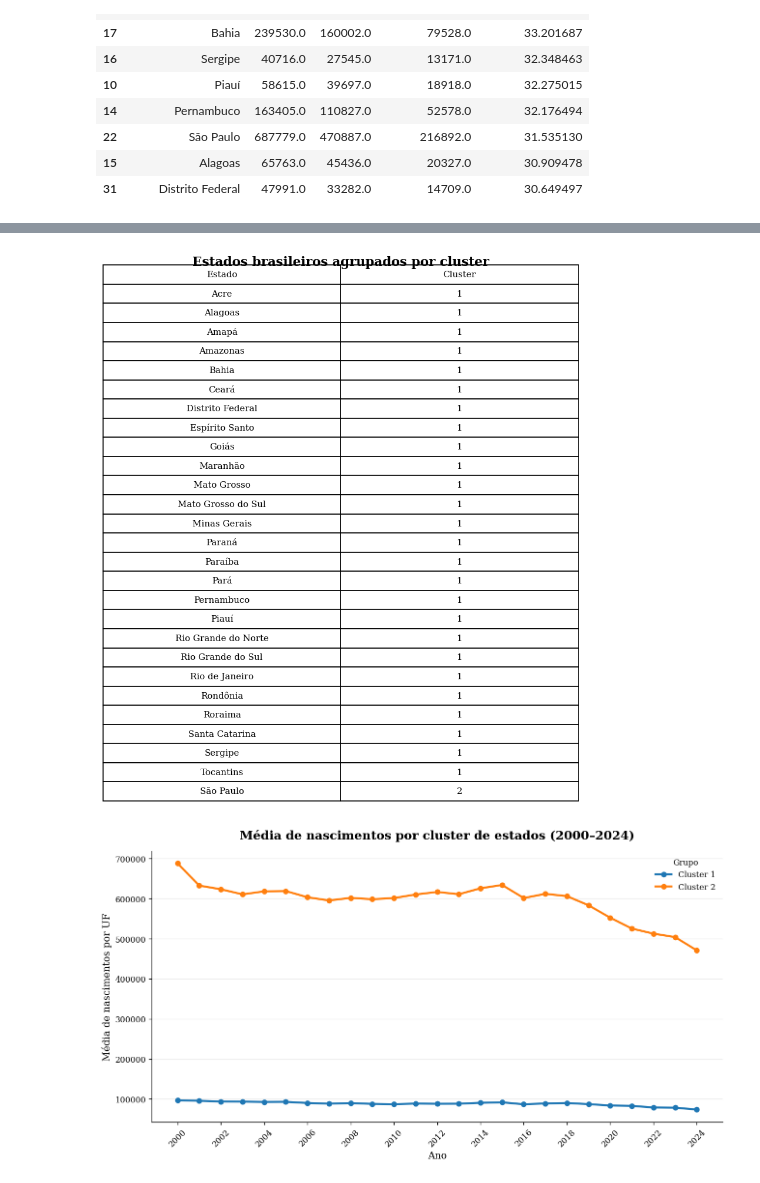
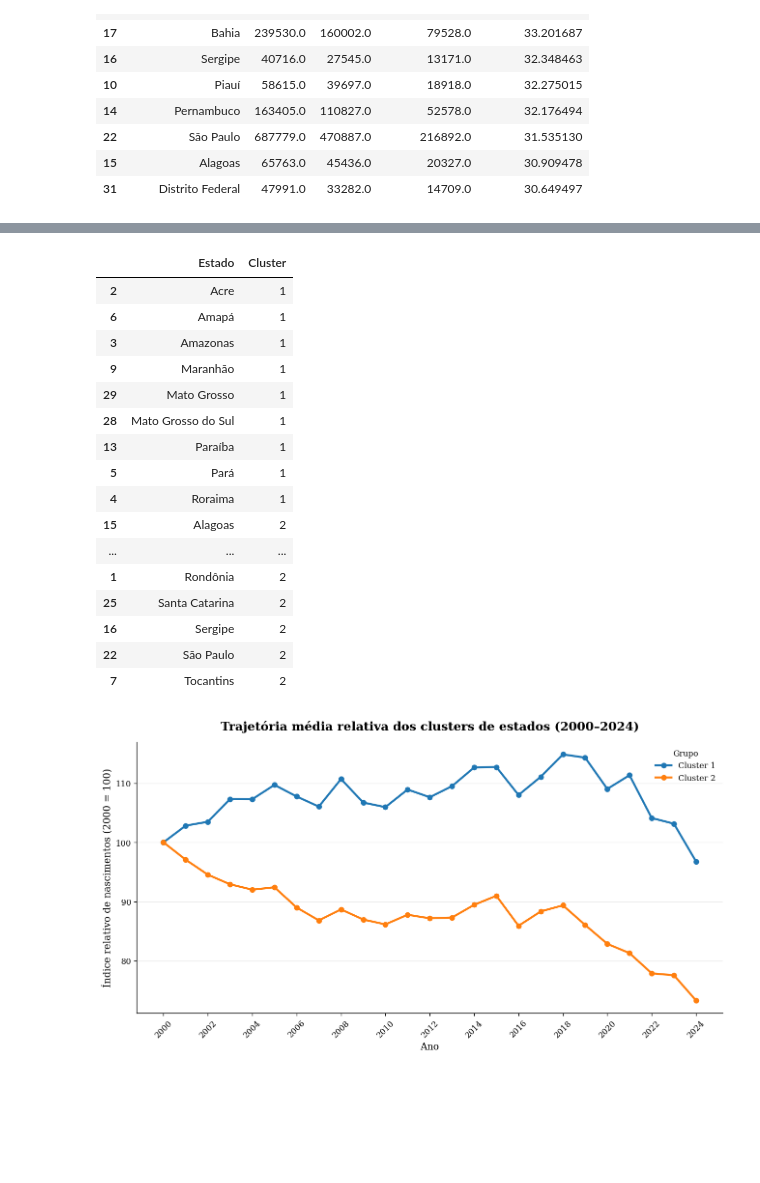
Before and after one commit to nataliathomazelliferreira/mineracao_dados_natalidade, a Jupyter notebook: notebooks/analise_brasil_clusterizacao.ipynb, the cells around one changed output, grey strips where cells are left out. Cells and saved outputs as stored; diff of their text form; code cells hidden in the pictures; blank space fills up the shorter version.

```diff
--- a/notebooks/analise_brasil_clusterizacao.ipynb
+++ b/notebooks/analise_brasil_clusterizacao.ipynb
@@ -187,9 +118,8 @@ ranking_queda.sort_values("Queda_percentual", ascending=False).head(10)
 | 15 | Alagoas | 65763.0 | 45436.0 | 20327.0 | 30.909478 |
 | 31 | Distrito Federal | 47991.0 | 33282.0 | 14709.0 | 30.649497 |
 # %%
-X = nasc_uf[anos].copy()
+X = nasc_uf[anos].div(nasc_uf["2000"], axis=0) * 100
 
-# Normalização: necessária porque K-Means é baseado em distância.
 scaler = StandardScaler()
 X_scaled = scaler.fit_transform(X)
 
@@ -202,9 +132,8 @@ for k in valores_k:
     silhuetas.append(silhouette_score(X_scaled, labels))
 
 silhueta_df = pd.DataFrame({"k": list(valores_k), "Silhueta": silhuetas})
-silhueta_df.to_csv(TABELAS / "silhueta_kmeans_uf_2000_2024.csv", index=False, encoding="utf-8-sig")
+melhor_k = int(silhueta_df.loc[silhueta_df["Silhueta"].idxmax(), "k"])
 
-melhor_k = int(silhueta_df.loc[silhueta_df["Silhueta"].idxmax(), "k"])
 print("Melhor k pelo coeficiente de silhueta:", melhor_k)
 
 plt.figure(figsize=(8, 5))
@@ -214,7 +143,6 @@ plt.xlabel("Número de clusters (k)", fontsize=12)
 plt.ylabel("Coeficiente de silhueta", fontsize=12)
 plt.grid(axis="y", alpha=0.25)
 plt.tight_layout()
-plt.savefig(FIGURAS / "05_silhueta_kmeans_uf_2000_2024.png", bbox_inches="tight")
 plt.show()
 # %% [output]
 Melhor k pelo coeficiente de silhueta: 2
@@ -223,11 +151,10 @@ Melhor k pelo coeficiente de silhueta: 2
 kmeans = KMeans(n_clusters=melhor_k, random_state=42, n_init=50)
 nasc_uf["Cluster"] = kmeans.fit_predict(X_scaled)
 
-# Ordena os clusters pela queda média para facilitar interpretação.
-tmp = nasc_uf.copy()
-tmp["Queda_percentual"] = ((tmp["2000"] - tmp["2024"]) / tmp["2000"]) * 100
+nasc_uf["Queda_percentual"] = ((nasc_uf["2000"] - nasc_uf["2024"]) / nasc_uf["2000"]) * 100
+
 ordem_clusters = (
-    tmp.groupby("Cluster")["Queda_percentual"]
+    nasc_uf.groupby("Cluster")["Queda_percentual"]
     .mean()
     .sort_values()
     .index
@@ -238,8 +165,6 @@ mapa_clusters = {cluster_antigo: i + 1 for i, cluster_antigo in enumerate(ordem_
 nasc_uf["Cluster"] = nasc_uf["Cluster"].map(mapa_clusters)
 
 resultado_clusters = nasc_uf[["UF", "Cluster"] + anos].copy()
-resultado_clusters.to_csv(TABELAS / "estados_por_cluster_2000_2024.csv", index=False, encoding="utf-8-sig")
-
 resultado_clusters[["UF", "Cluster"]].sort_values(["Cluster", "UF"])
 # %% [output]
 |  | UF | Cluster |
@@ -263,52 +188,50 @@ resultado_clusters[["UF", "Cluster"]].sort_values(["Cluster", "UF"])
 tabela_estados_cluster = (
     resultado_clusters[["UF", "Cluster"]]
     .sort_values(["Cluster", "UF"])
-    .copy()
+    .rename(columns={"UF": "Estado"})
 )
 
-tabela_estados_cluster = tabela_estados_cluster.rename(columns={
-    "UF": "Estado",
-    "Cluster": "Cluster"
-})
-
-salvar_tabela_como_imagem(
-    tabela_estados_cluster,
-    "tabela_1_estados_por_cluster.png",
-    titulo="Estados brasileiros agrupados por cluster",
-    largura=7,
-    altura=8,
-    fonte=9
-)
+tabela_estados_cluster
 # %% [output]
-[figure, removed]
+|  | Estado | Cluster |
+| 2 | Acre | 1 |
+| 6 | Amapá | 1 |
+| 3 | Amazonas | 1 |
+| 9 | Maranhão | 1 |
+| 29 | Mato Grosso | 1 |
+| 28 | Mato Grosso do Sul | 1 |
+| 13 | Paraíba | 1 |
+| 5 | Pará | 1 |
+| 4 | Roraima | 1 |
+| 15 | Alagoas | 2 |
+| ... | ... | ... |
+| 1 | Rondônia | 2 |
+| 25 | Santa Catarina | 2 |
+| 16 | Sergipe | 2 |
+| 22 | São Paulo | 2 |
+| 7 | Tocantins | 2 |
 # %%
-cluster_medias = (
-    nasc_uf
-    .groupby("Cluster")[anos]
-    .mean()
-    .reset_index()
-)
+dados_relativos = X.copy()
+dados_relativos["UF"] = nasc_uf["UF"].values
+dados_relativos["Cluster"] = nasc_uf["Cluster"].values
 
-cluster_long = cluster_medias.melt(id_vars="Cluster", var_name="Ano", value_name="Media_nascimentos")
+cluster_medias = dados_relativos.groupby("Cluster")[anos].mean().reset_index()
+cluster_long = cluster_medias.melt(id_vars="Cluster", var_name="Ano", value_name="Indice_relativo")
 cluster_long["Ano"] = cluster_long["Ano"].astype(int)
-
-cluster_long.to_csv(TABELAS / "media_temporal_clusters_2000_2024.csv", index=False, encoding="utf-8-sig")
 
 plt.figure(figsize=(11, 6))
 for cluster in sorted(cluster_long["Cluster"].unique()):
     temp = cluster_long[cluster_long["Cluster"] == cluster]
-    plt.plot(temp["Ano"], temp["Media_nascimentos"], marker="o", linewidth=2.5, label=f"Cluster {cluster}")
+    plt.plot(temp["Ano"], temp["Indice_relativo"], marker="o", linewidth=2.5, label=f"Cluster {cluster}")
 
-plt.title("Média de nascimentos por cluster de estados (2000–2024)", fontsize=15, weight="bold", pad=15)
+plt.title("Trajetória média relativa dos clusters de estados (2000–2024)", fontsize=15, weight="bold", pad=15)
 plt.xlabel("Ano", fontsize=12)
-plt.ylabel("Média de nascimentos por UF", fontsize=12)
+plt.ylabel("Índice relativo de nascimentos (2000 = 100)", fontsize=12)
 plt.xticks(range(2000, 2025, 2), rotation=45)
 plt.grid(axis="y", alpha=0.25)
 plt.legend(title="Grupo", frameon=False)
-plt.ticklabel_format(style="plain", axis="y")
 plt.tight_layout()
-plt.savefig(FIGURAS / "06_media_temporal_clusters_uf_2000_2024.png", bbox_inches="tight")
 plt.show()
 # %% [output]
-[figure, old version]
+[figure, new version]
 # %%
```
Also changed, not shown: parts of 13 cells of this notebook, 2 other files.
